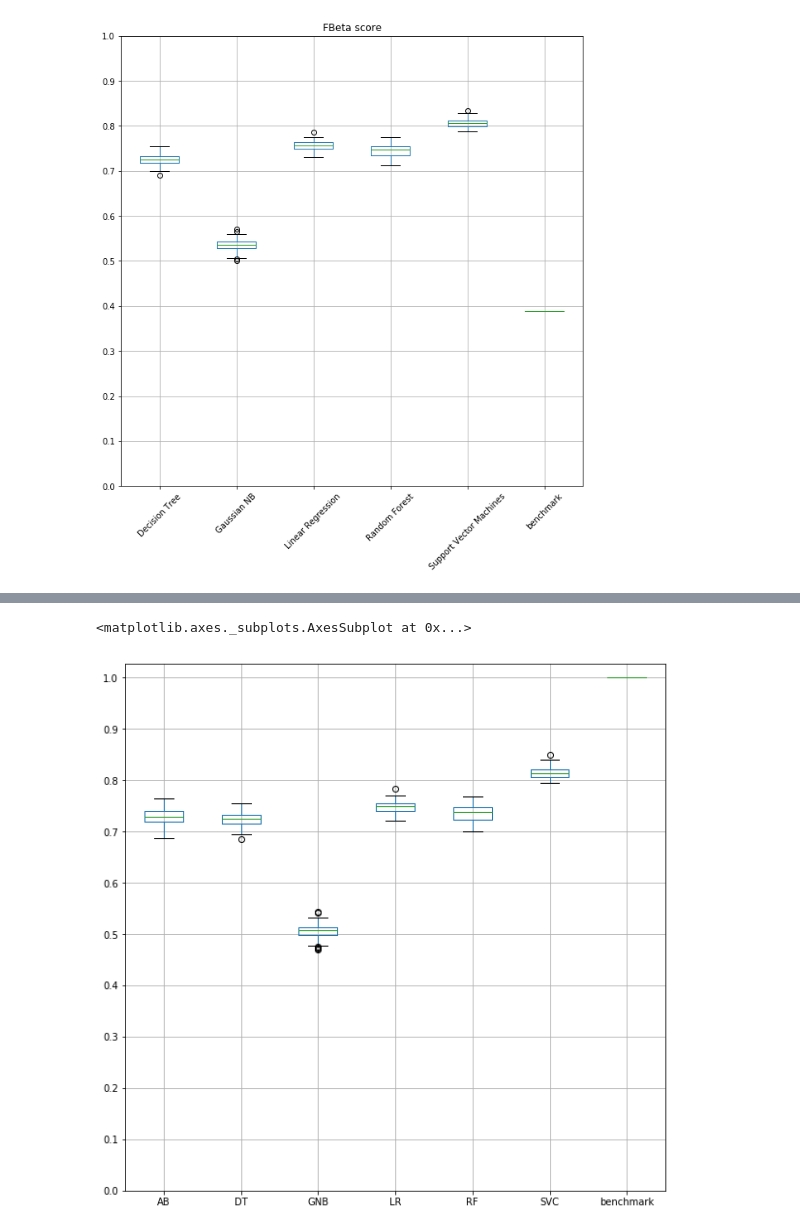
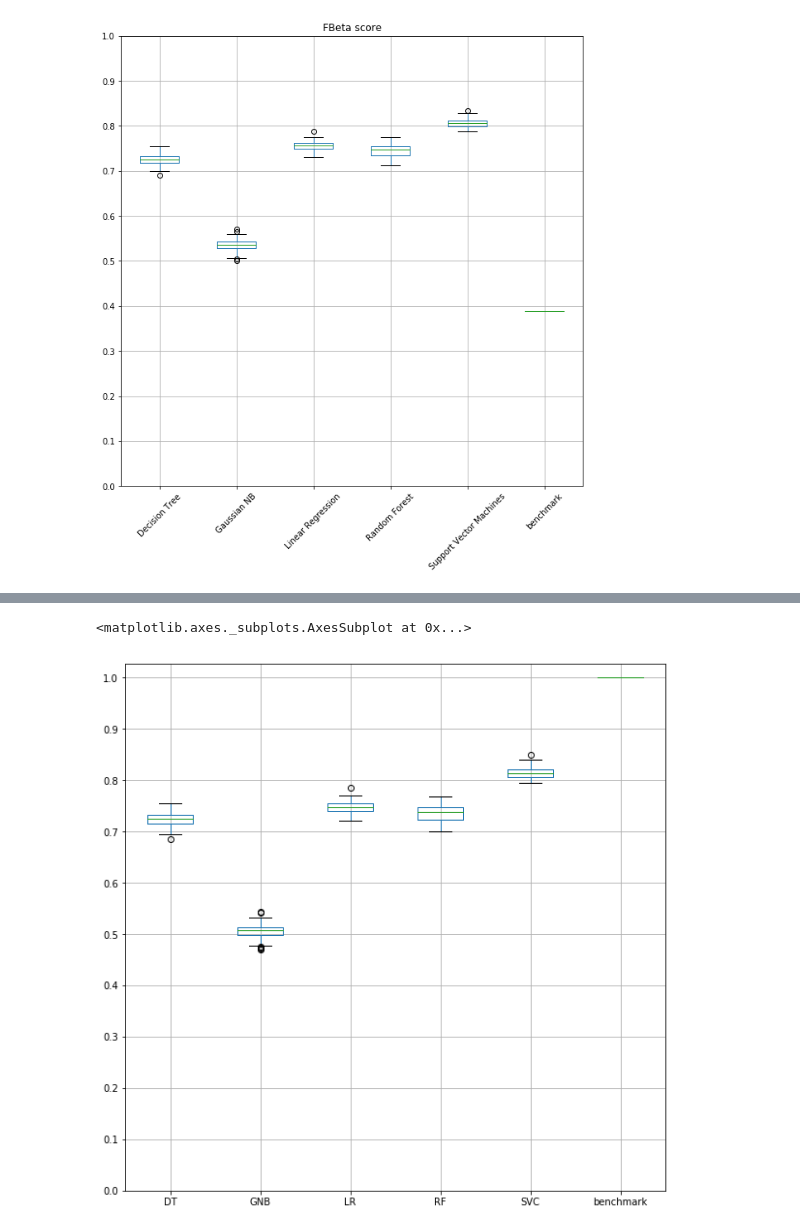
Before and after one commit to julijanna/machine-learning, a Jupyter notebook: projects/capstone/Capstone - Bank Marketing Dataset.ipynb, the cells around one changed output, grey strips where cells are left out. Drawn from its saved outputs; the diff is of its cells as text; code cells hidden in the pictures.

```diff
--- a/projects/capstone/Capstone - Bank Marketing Dataset.ipynb
+++ b/projects/capstone/Capstone - Bank Marketing Dataset.ipynb
@@ -357,7 +357,6 @@ while i < 100:
         clf_GNB = GaussianNB()
         clf_SVC = svm.SVC()
         clf_DT = DecisionTreeClassifier(random_state=0)
-        clf_AB = AdaBoostClassifier()
 
         if results_LR.empty:
             results_LR = fit_predict_measure(clf_LR, X_train, X_test, Y_train, Y_test)
@@ -483,14 +472,14 @@ precision_df.plot(kind='box', figsize=(10,10), grid=True, yticks=[0, 0.1, 0.2, 0
 # %%
 recall_df = pd.DataFrame({'LR': results_LR['recall'],
               'RF': results_RF['recall'],
               'GNB': results_GNB['recall'],
               'SVC': results_SVC['recall'],
               'DT': results_DT['recall'],
-              'AB': results_AB['recall'],})
+              })
 
 recall_df['benchmark'] = 1
 
 recall_df.plot(kind='box', figsize=(10,10), grid=True, yticks=[0, 0.1, 0.2, 0.3, 0.4, 0.5, 0.6, 0.7, 0.8, 0.9, 1])
 # %% [output]
 <matplotlib.axes._subplots.AxesSubplot at 0x...>
-[figure, old version]
+[figure, new version]
```
Also changed, not shown: parts of 20 cells of this notebook, 8 other files.
